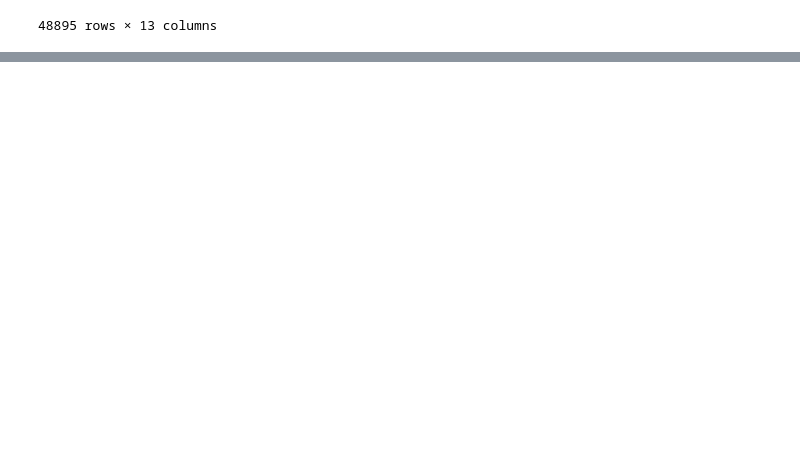
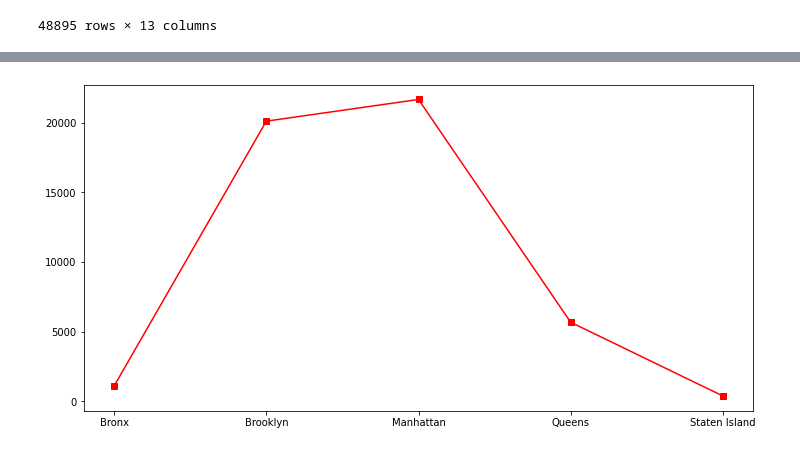
Before and after one commit to aloksingh43/EDA-Airbnb-Bookings-Analysis, a Jupyter notebook: EDA_Airbnb_Bookings_Analysis.ipynb, the cells around one changed output, grey strips where cells are left out. Cells and saved outputs as stored; diff of their text form; code cells hidden in the pictures; blank space fills up the shorter version.

```diff
--- a/EDA_Airbnb_Bookings_Analysis.ipynb
+++ b/EDA_Airbnb_Bookings_Analysis.ipynb
@@ -314,3 +315,8 @@ hotal
 | 2 | Manhattan | 21661 |
 | 3 | Queens | 5666 |
 | 4 | Staten Island | 373 |
+# %%
+plt.figure(figsize=(12, 6))
+plt.plot(hotal_in_neighbourhood_group.neighbourhood_group,hotal_in_neighbourhood_group.no_of_hotal, marker='s', c='r',ls='-');
+# %% [output]
+[figure, added]
```
Also changed, not shown: parts of 1 cell of this notebook.
